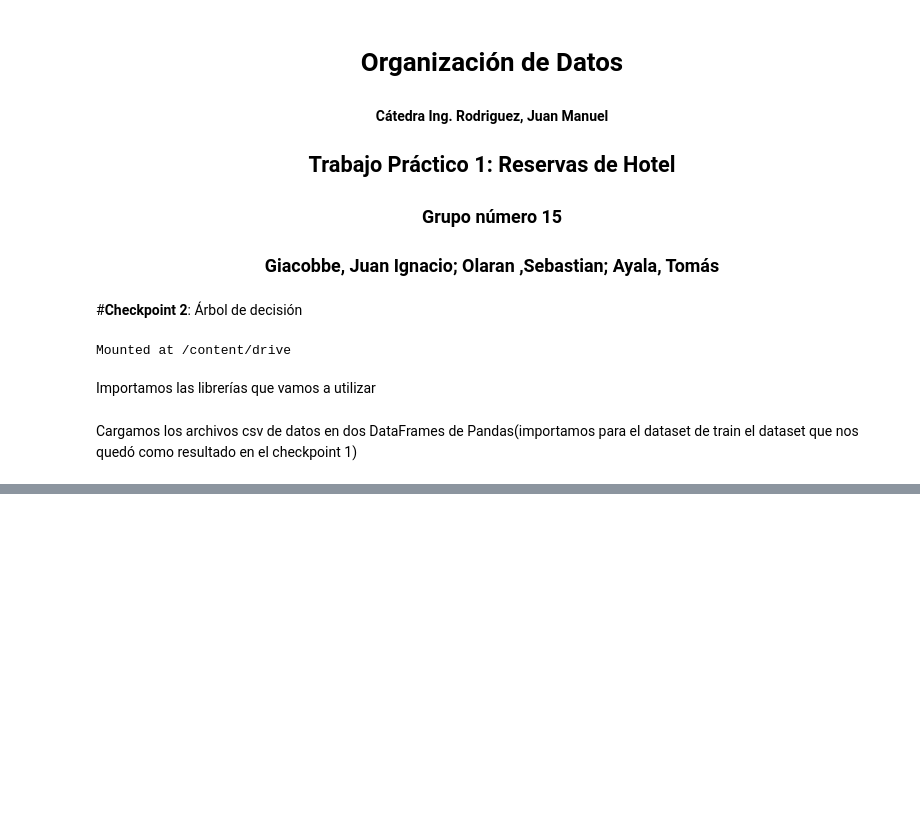
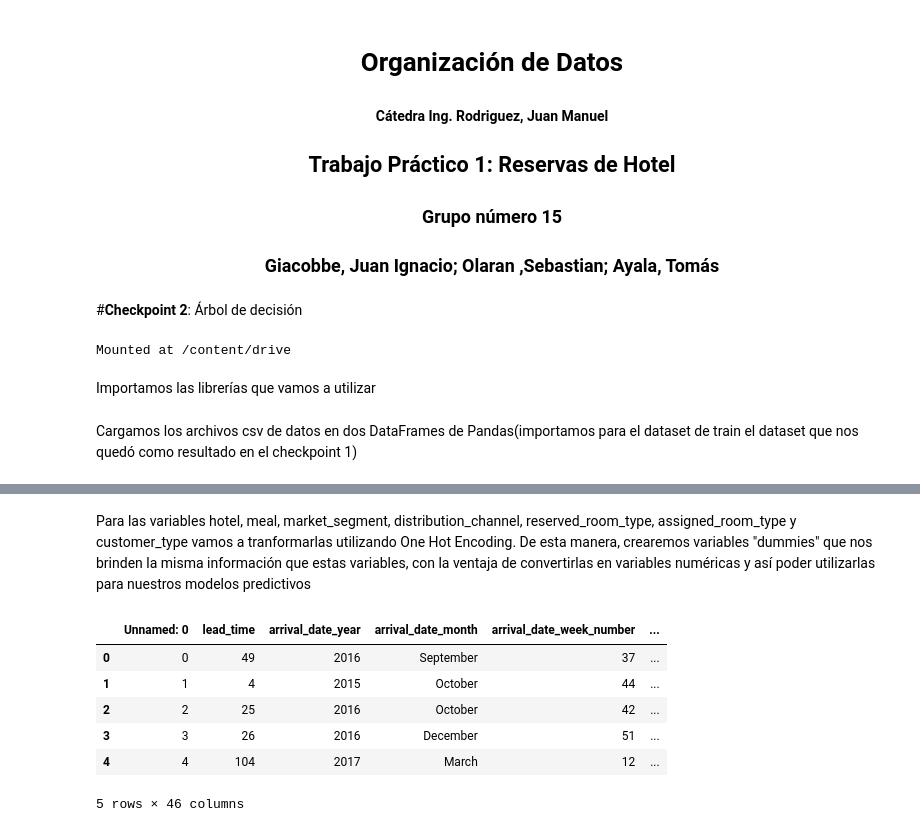
Before and after one commit to juanignaciogiacobbe/7506R-2C2023-GRUPO15, a Jupyter notebook: 7506R_TP1_GRUPO15_CHP2_ENTREGA.ipynb, the cells around one changed output, grey strips where cells are left out. Saved outputs shown, nothing was run; the diff lists cells and outputs as text; code cells hidden in the pictures; blank space fills up the shorter version.

```diff
--- a/7506R_TP1_GRUPO15_CHP2_ENTREGA.ipynb
+++ b/7506R_TP1_GRUPO15_CHP2_ENTREGA.ipynb
@@ -31,0 +103,15 @@ ds_hoteles_train = pd.read_csv('./hoteles_train_final.csv')
+# %% [markdown]
+Para las variables hotel, meal, market_segment, distribution_channel, reserved_room_type, assigned_room_type y customer_type vamos a tranformarlas utilizando One Hot Encoding. De esta manera, crearemos variables "dummies" que nos brinden la misma información que estas variables, con la ventaja de convertirlas en variables numéricas y así poder utilizarlas para nuestros modelos predictivos
+# %%
+columnas_a_transformar = ['hotel', 'meal', 'market_segment', 'distribution_channel', 'customer_type']
+
+ds_trabajo = pd.get_dummies(data=ds_trabajo, columns=columnas_a_transformar, drop_first=True)
+ds_trabajo.head()
+# %% [output]
+|  | Unnamed: 0 | lead_time | arrival_date_year | arrival_date_month | arrival_date_week_number | ... |
+| 0 | 0 | 49 | 2016 | September | 37 | ... |
+| 1 | 1 | 4 | 2015 | October | 44 | ... |
+| 2 | 2 | 25 | 2016 | October | 42 | ... |
+| 3 | 3 | 26 | 2016 | December | 51 | ... |
+| 4 | 4 | 104 | 2017 | March | 12 | ... |
+5 rows × 46 columns
```
Also changed, not shown: parts of 13 cells of this notebook.
